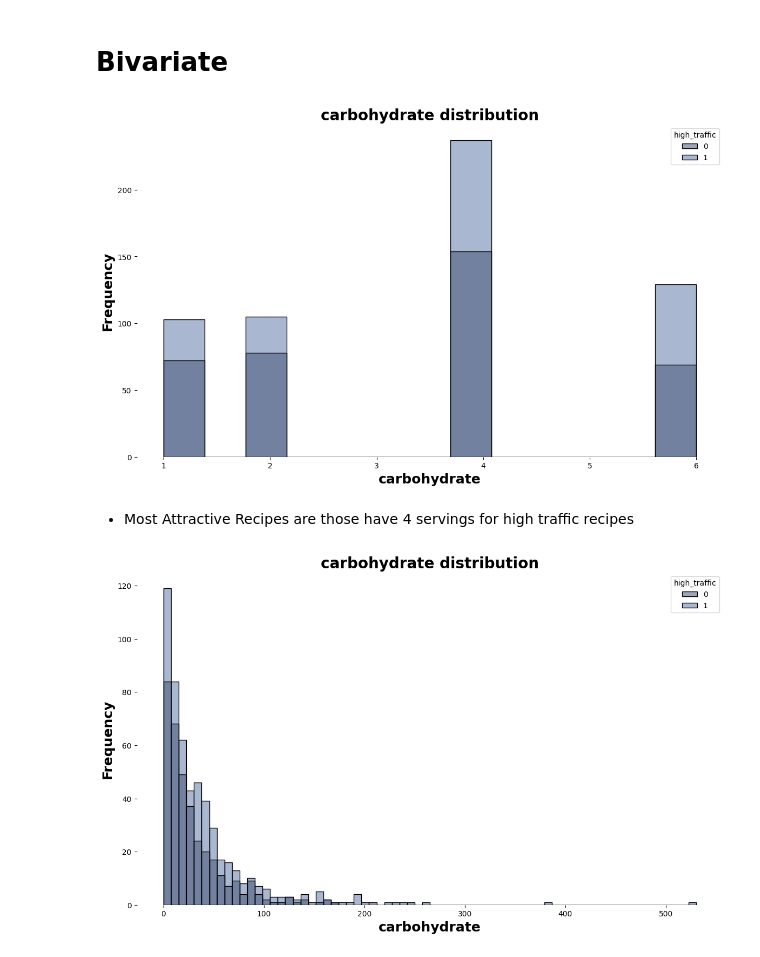
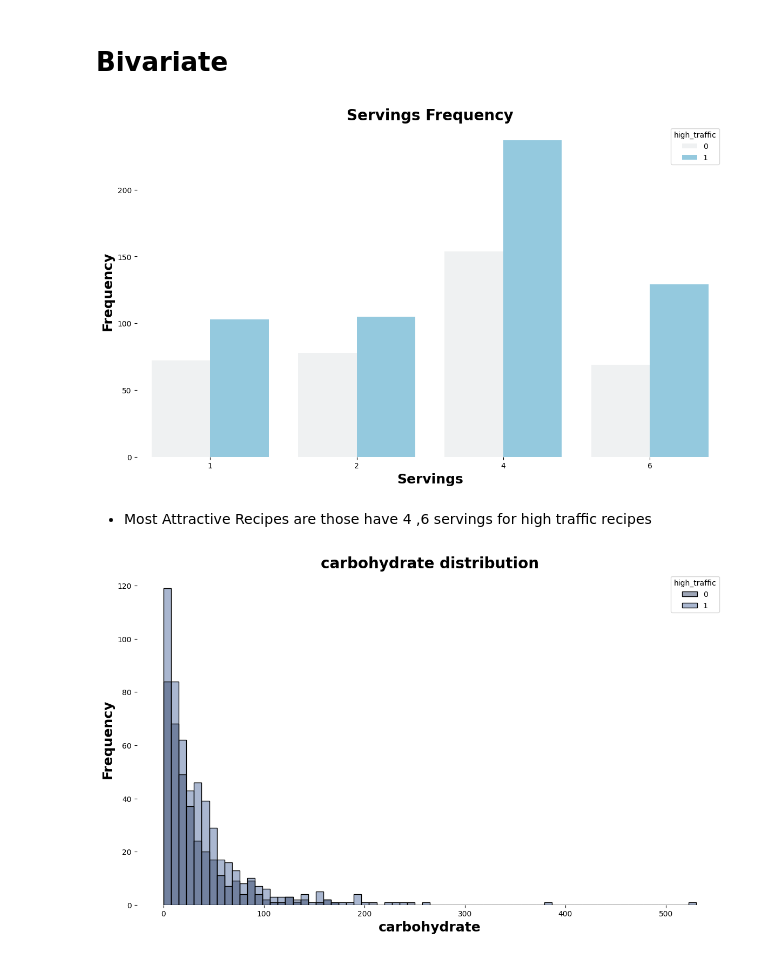
Before and after one commit to MahmoudAdel-hub/DSProfessional, a Jupyter notebook: Project.ipynb, the cells around one changed output. Cells and saved outputs as stored; diff of their text form; code cells hidden in the pictures.

```diff
--- a/Project.ipynb
+++ b/Project.ipynb
@@ -309,15 +309,15 @@ plt.show()
 # %%
 plt.subplots(figsize=(14,8))
 plt.box(False)
-sns.histplot(data=df1,x='servings',hue='high_traffic',color='skyblue')
-plt.xlabel('carbohydrate',fontsize=18, fontweight='bold')
+sns.countplot(data=df1,x='servings',hue='high_traffic',color='skyblue')
+plt.xlabel('Servings',fontsize=18, fontweight='bold')
 plt.ylabel('Frequency',fontsize=18, fontweight='bold')
-plt.title('carbohydrate distribution',size=20,fontweight='bold')
+plt.title('Servings Frequency',size=20,fontweight='bold')
 plt.show()
 # %% [output]
-[figure, old version]
+[figure, new version]
 # %% [markdown]
-- Most Attractive Recipes are those have 4 servings for high traffic recipes
+- Most Attractive Recipes are those have 4 ,6 servings for high traffic recipes
 # %%
 plt.subplots(figsize=(14,8))
 plt.box(False)
```
Also changed, not shown: parts of 6 cells of this notebook.
